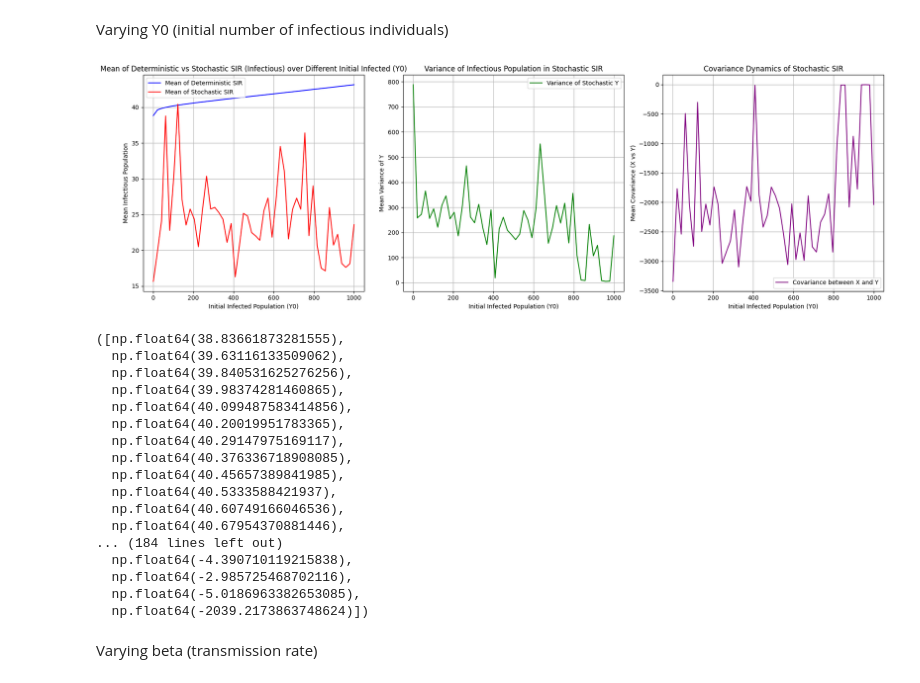
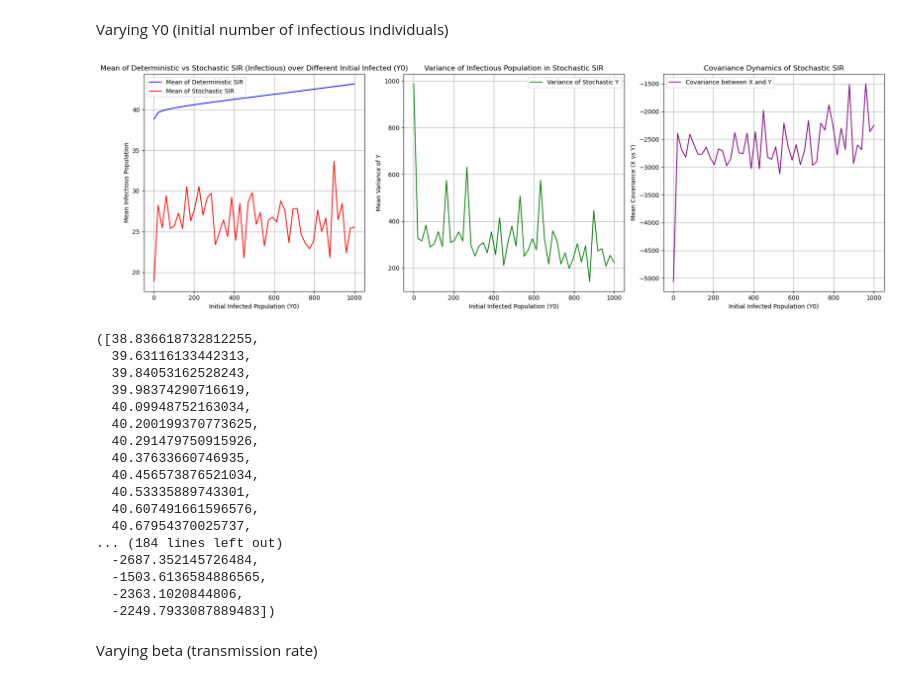
Before and after one commit to zoeazra/CLS-Ass-2, a Jupyter notebook: assignment 2.ipynb, the cells around one changed output. Cells and saved outputs as stored; diff of their text form; code cells hidden in the pictures.

```diff
--- a/assignment 2.ipynb
+++ b/assignment 2.ipynb
@@ -388,7 +399,7 @@ def diff_params_N(N_diff, sims, beta, gamma, mu):
 
 # Example usage
 N_diff = np.linspace(2, 10000, 100)  # Different values of population
-sims = 5  # Number of stochastic simulations
+sims = 20  # Number of stochastic simulations
 beta = 1.5
 gamma = 0.5
 mu = 0.01
@@ -458,48 +469,54 @@ def diff_params_Y0(N, Y0_diff, sims, beta, gamma, mu):
     axes[0].set_title("Mean of Deterministic vs Stochastic SIR (Infectious) over Different Initial Infected (Y0)")
     axes[0].set_xlabel("Initial Infected Population (Y0)")
     axes[0].set_ylabel("Mean Infectious Population")
     axes[0].grid(True)
     axes[0].legend()
 
     # 2. Variance Dynamics Plot
     axes[1].plot(Y0_diff, var_Y, label='Variance of Stochastic Y', color='green')  # Variance over Y0
     axes[1].set_title("Variance of Infectious Population in Stochastic SIR")
     axes[1].set_xlabel("Initial Infected Population (Y0)")
     axes[1].set_ylabel("Mean Variance of Y")
     axes[1].grid(True)
     axes[1].legend()
 
     # 3. Covariance Dynamics Plot
     axes[2].plot(Y0_diff, cov_XY, label='Covariance between X and Y', color='purple')  # Covariance over Y0
     axes[2].set_title("Covariance Dynamics of Stochastic SIR")
     axes[2].set_xlabel("Initial Infected Population (Y0)")
     axes[2].set_ylabel("Mean Covariance (X vs Y)")
     axes[2].grid(True)
     axes[2].legend()
 
     # Adjust layout and show the plots
     plt.tight_layout()
     plt.show()
 
     return mean_deter, mean_stoch, var_Y, cov_XY
+N = 1000
+beta = 1
+gamma = 1/3
+mu = 1/60
+sims = 20
+
 
 diff_params_Y0(N, Y0_diff, sims, beta, gamma, mu)
 # %% [output]
-[figure, old version]
+[figure, new version]
-([np.float64(38.83661873281555),
-  np.float64(39.63116133509062),
-  np.float64(39.840531625276256),
-  np.float64(39.98374281460865),
-  np.float64(40.099487583414856),
-  np.float64(40.20019951783365),
-  np.float64(40.29147975169117),
-  np.float64(40.376336718908085),
-  np.float64(40.45657389841985),
-  np.float64(40.5333588421937),
-  np.float64(40.60749166046536),
-  np.float64(40.67954370881446),
+([38.836618732812255,
+  39.63116133442313,
+  39.84053162528243,
+  39.98374290716619,
+  40.09948752163034,
+  40.200199370773625,
+  40.291479750915926,
+  40.37633660746935,
+  40.456573876521034,
+  40.53335889743301,
+  40.607491661596576,
+  40.67954370025737,
 ... (184 lines left out)
-  np.float64(-4.390710119215838),
-  np.float64(-2.985725468702116),
-  np.float64(-5.0186963382653085),
-  np.float64(-2039.2173863748624)])
+  -2687.352145726484,
+  -1503.6136584886565,
+  -2363.1020844806,
+  -2249.7933087889483])
```
Also changed, not shown: parts of 13 cells of this notebook.
